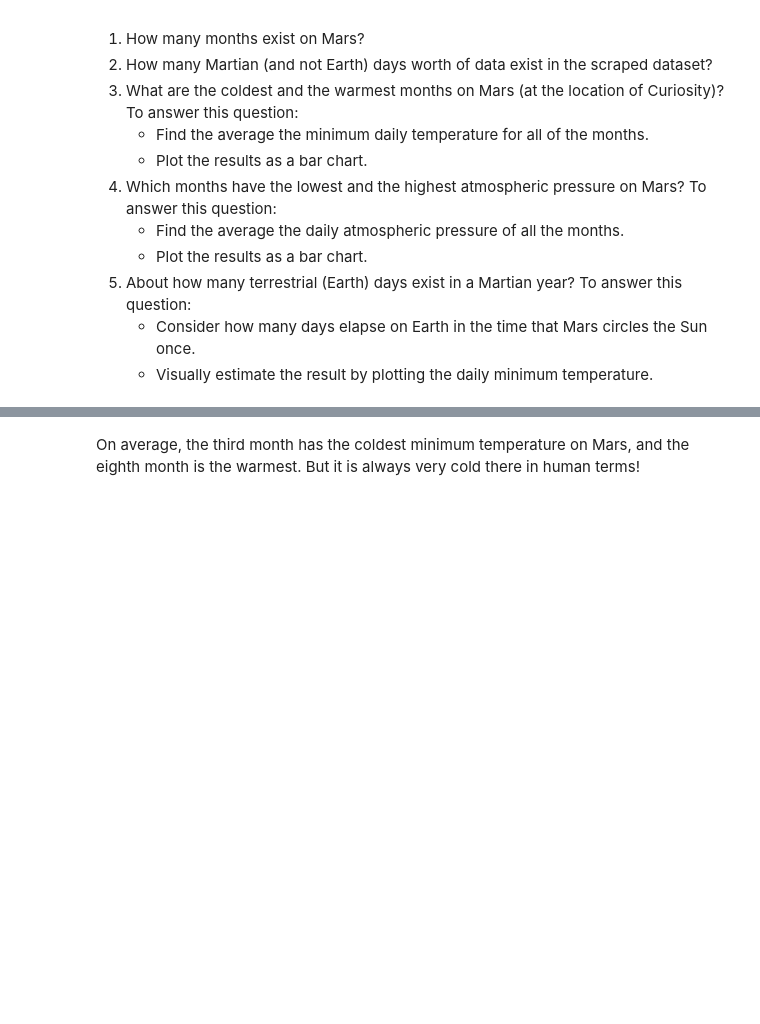
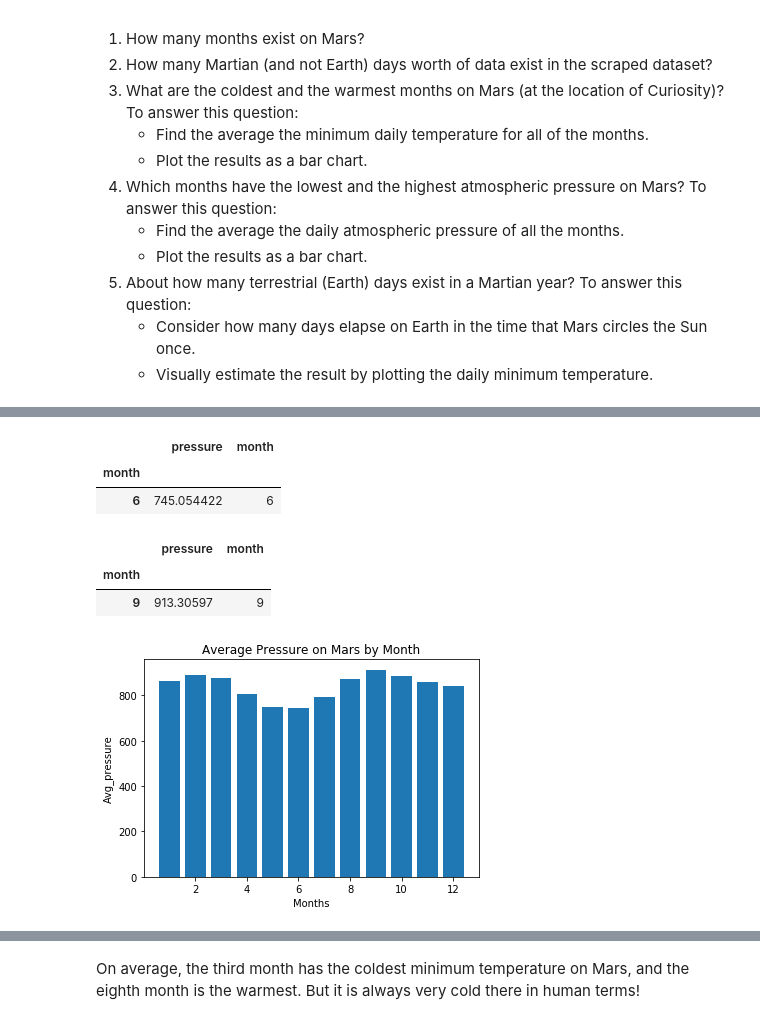
Before and after one commit to camillejensen/datacollection-challenge, a Jupyter notebook: Starter/part_2_mars_weather.ipynb, the cells around one changed output, grey strips where cells are left out. Saved outputs shown, nothing was run; the diff lists cells and outputs as text; code cells hidden in the pictures; blank space fills up the shorter version.

```diff
--- a/Starter/part_2_mars_weather.ipynb
+++ b/Starter/part_2_mars_weather.ipynb
@@ -89,2 +240,4 @@ Analyze your dataset by using Pandas functions to answer the following questions
 # %%
 # 4. Average pressure by Martian month
+avg_pressure=mars_weather_df.groupby('month')['pressure'].mean()
+print(f"The average pressure by Martian months are: {avg_pressure}")
@@ -92,0 +259,4 @@ Analyze your dataset by using Pandas functions to answer the following questions
+# %%
+avg_pressure_df= pd.DataFrame(avg_pressure)
+avg_pressure_df.insert(1, 'month', [1,2,3,4,5,6,7,8,9,10,11,12])
+avg_pressure_df
@@ -93,2 +278,27 @@ Analyze your dataset by using Pandas functions to answer the following questions
+# %%
+lowest_pressure=(avg_pressure_df['pressure']).min()
+lowest_pressure_month= avg_pressure_df.loc[avg_pressure_df['pressure']== lowest_pressure]
+lowest_pressure_month
+# %% [output]
+|  | pressure | month |
+| month |  |  |
+| 6 | 745.054422 | 6 |
+# %%
+highest_pressure=(avg_pressure_df['pressure']).max()
+highest_pressure_month= avg_pressure_df.loc[avg_pressure_df['pressure']== highest_pressure]
+highest_pressure_month
+# %% [output]
+|  | pressure | month |
+| month |  |  |
+| 9 | 913.30597 | 9 |
+# %%
+# Plot the average pressure by month
+plt.bar(avg_pressure_df['month'], avg_pressure_df['pressure'])
+plt.xlabel("Months")
+plt.ylabel("Avg_pressure")
+plt.title("Average Pressure on Mars by Month")
+plt.show()
+# %% [output]
+[figure, added]
 # %%
 # 5. How many terrestrial (earth) days are there in a Martian year?
```
Also changed, not shown: parts of 28 cells of this notebook, 2 other files.
